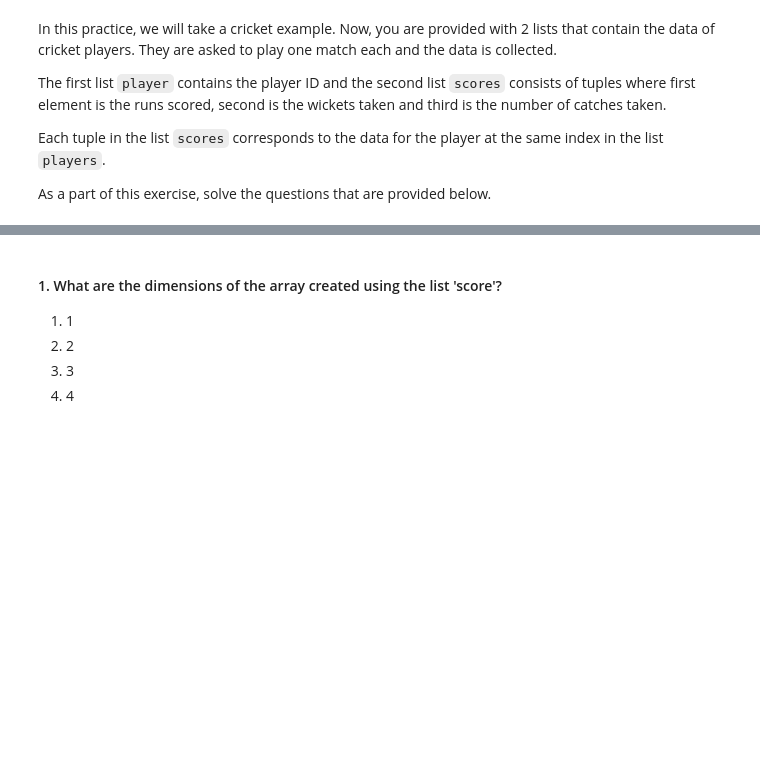
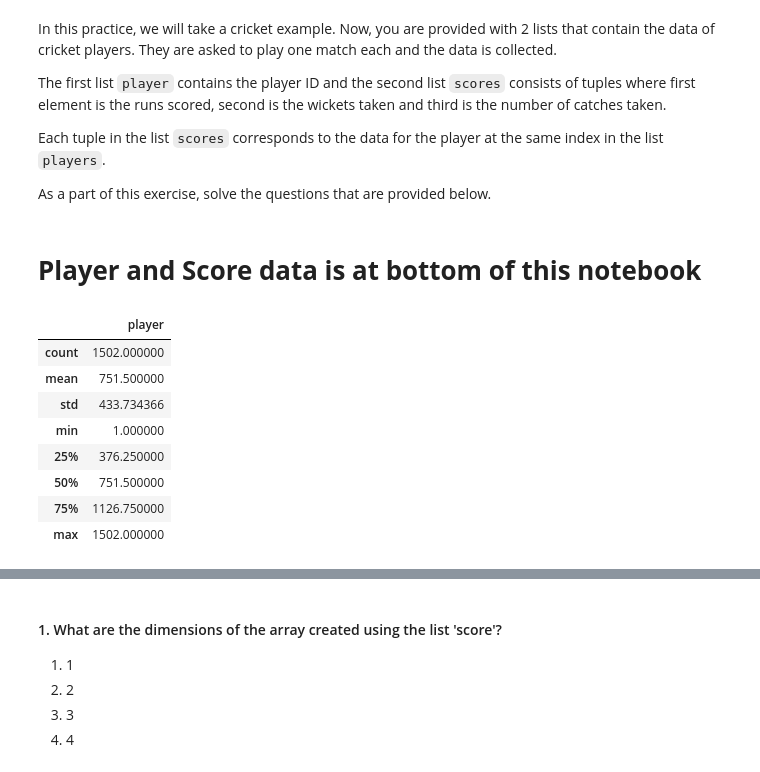
Before and after one commit to shashwatlko586/AICode586, a Jupyter notebook: Pandas_Numpy/NumPy_Arrays_Practice_2.ipynb, the cells around one changed output, grey strips where cells are left out. Saved outputs shown, nothing was run; the diff lists cells and outputs as text; code cells hidden in the pictures; blank space fills up the shorter version.

```diff
--- a/Pandas_Numpy/NumPy_Arrays_Practice_2.ipynb
+++ b/Pandas_Numpy/NumPy_Arrays_Practice_2.ipynb
@@ -15,0 +12,2 @@ score = [(46, 1, 0), (19, 0, 1), (35, 1, 0), (25, 2, 1), (0, 3, 0), (20, 0, 2),
+# %% [markdown]
+# **Player and Score data is at bottom of this notebook**
@@ -15,0 +18,12 @@ score = [(46, 1, 0), (19, 0, 1), (35, 1, 0), (25, 2, 1), (0, 3, 0), (20, 0, 2),
+# %%
+df.describe()
+# %% [output]
+|  | player |
+| count | 1502.000000 |
+| mean | 751.500000 |
+| std | 433.734366 |
+| min | 1.000000 |
+| 25% | 376.250000 |
+| 50% | 751.500000 |
+| 75% | 1126.750000 |
+| max | 1502.000000 |
```
Also changed, not shown: parts of 21 cells of this notebook, 4 other files.
